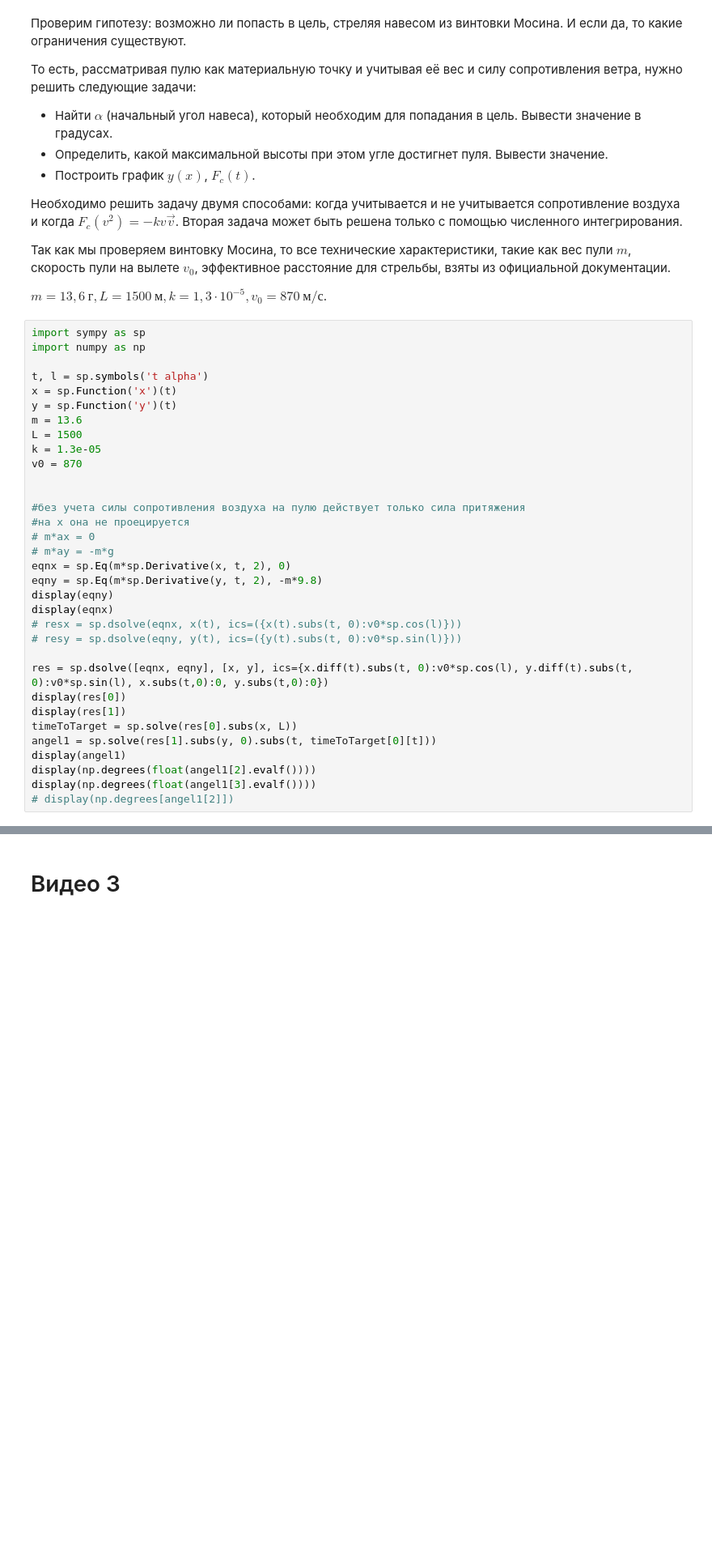
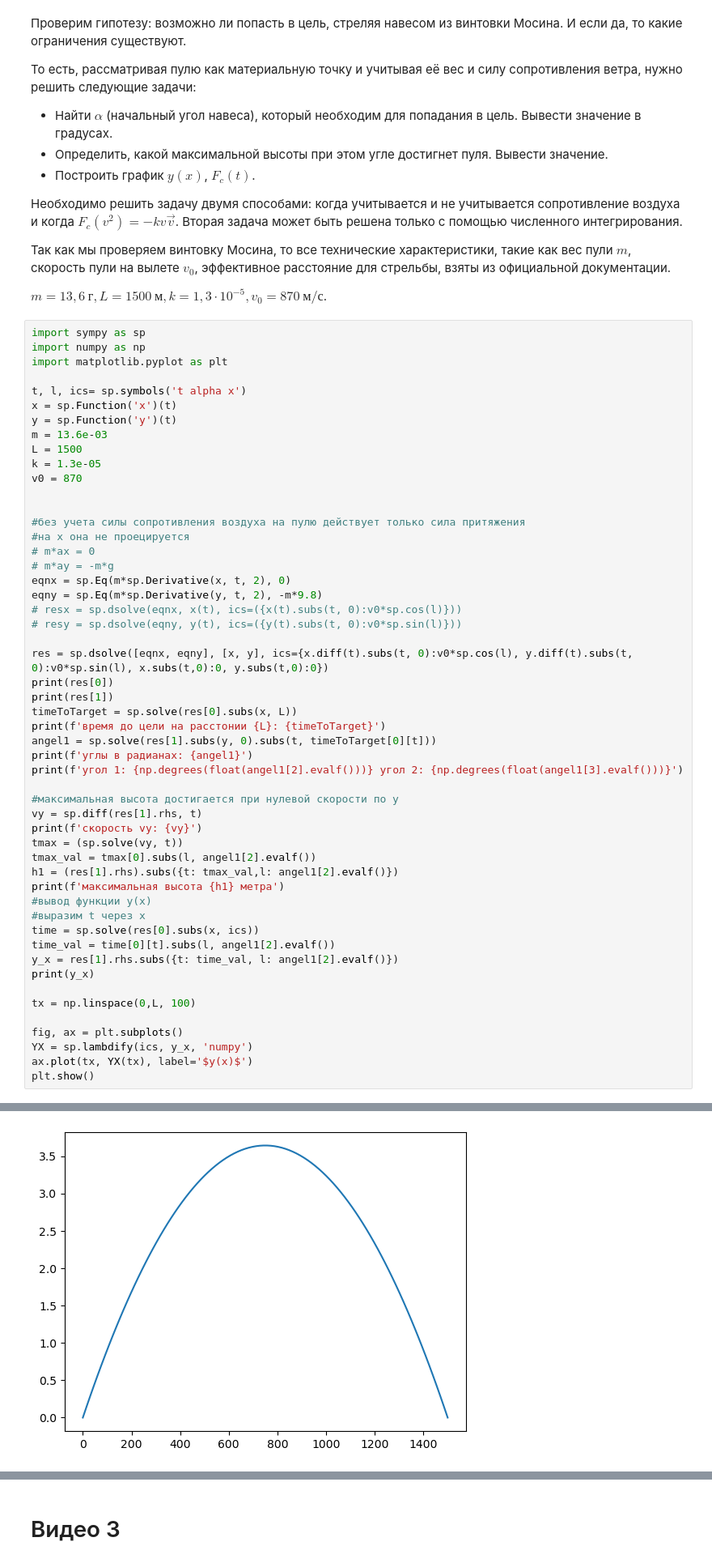
Before and after one commit to Acorn92/mathPy, a Jupyter notebook: p5/Задания. Теоретическая механика динамика.ipynb, the cells around one changed output, grey strips where cells are left out. Shown at 81% size. Saved outputs shown, nothing was run; the diff lists cells and outputs as text; blank space fills up the shorter version.

```diff
--- a/p5/Задания. Теоретическая механика динамика.ipynb
+++ b/p5/Задания. Теоретическая механика динамика.ipynb
@@ -17,11 +17,12 @@ $m=13,6\ г, L=1500\ м, k=1,3 \cdot 10^{-5}, v_0=870\ м/с$.
 # %%
 import sympy as sp
 import numpy as np
+import matplotlib.pyplot as plt
 
-t, l = sp.symbols('t alpha')
+t, l, ics= sp.symbols('t alpha x')
 x = sp.Function('x')(t)
 y = sp.Function('y')(t)
-m = 13.6
+m = 13.6e-03
 L = 1500
 k = 1.3e-05
 v0 = 870
@@ -33,18 +34,36 @@ v0 = 870
 # m*ay = -m*g
 eqnx = sp.Eq(m*sp.Derivative(x, t, 2), 0)
 eqny = sp.Eq(m*sp.Derivative(y, t, 2), -m*9.8)
-display(eqny)
-display(eqnx)
 # resx = sp.dsolve(eqnx, x(t), ics=({x(t).subs(t, 0):v0*sp.cos(l)}))
 # resy = sp.dsolve(eqny, y(t), ics=({y(t).subs(t, 0):v0*sp.sin(l)}))
 
 res = sp.dsolve([eqnx, eqny], [x, y], ics={x.diff(t).subs(t, 0):v0*sp.cos(l), y.diff(t).subs(t, 0):v0*sp.sin(l), x.subs(t,0):0, y.subs(t,0):0})
-display(res[0])
-display(res[1])
+print(res[0])
+print(res[1])
 timeToTarget = sp.solve(res[0].subs(x, L))
+print(f'время до цели на расстонии {L}: {timeToTarget}')
 angel1 = sp.solve(res[1].subs(y, 0).subs(t, timeToTarget[0][t]))
-display(angel1)
-display(np.degrees(float(angel1[2].evalf())))
-display(np.degrees(float(angel1[3].evalf())))
-# display(np.degrees[angel1[2]])
+print(f'углы в радианах: {angel1}')
+print(f'угол 1: {np.degrees(float(angel1[2].evalf()))} угол 2: {np.degrees(float(angel1[3].evalf()))}')
+
+#максимальная высота достигается при нулевой скорости по y
+vy = sp.diff(res[1].rhs, t)
+print(f'скорость vy: {vy}')
+tmax = (sp.solve(vy, t))
+tmax_val = tmax[0].subs(l, angel1[2].evalf())
+h1 = (res[1].rhs).subs({t: tmax_val,l: angel1[2].evalf()})
+print(f'максимальная высота {h1} метра')
+#вывод функции y(x)
+#выразим t через x
+time = sp.solve(res[0].subs(x, ics))
+time_val = time[0][t].subs(l, angel1[2].evalf())
+y_x = res[1].rhs.subs({t: time_val, l: angel1[2].evalf()})
+print(y_x)
+
+tx = np.linspace(0,L, 100)
+
+fig, ax = plt.subplots()
+YX = sp.lambdify(ics, y_x, 'numpy')
+ax.plot(tx, YX(tx), label='$y(x)$')
+plt.show()
 # %% [output]
@@ -58,2 +78,3 @@ $\displaystyle y{\left(t \right)} = - 4.9 t^{2} + 870.0 t \sin{\left(\alpha \rig
+[figure, added]
 # %% [markdown]
 Отрицательные углы отметаем, получаем либо 0.55 градуса, либо 89,44. Оба угла граничат либо с выстрелом параллельно земле, либо перпендекулярно, свиду глупость...
```
Also changed, not shown: parts of 8 cells of this notebook, 6 other files.
